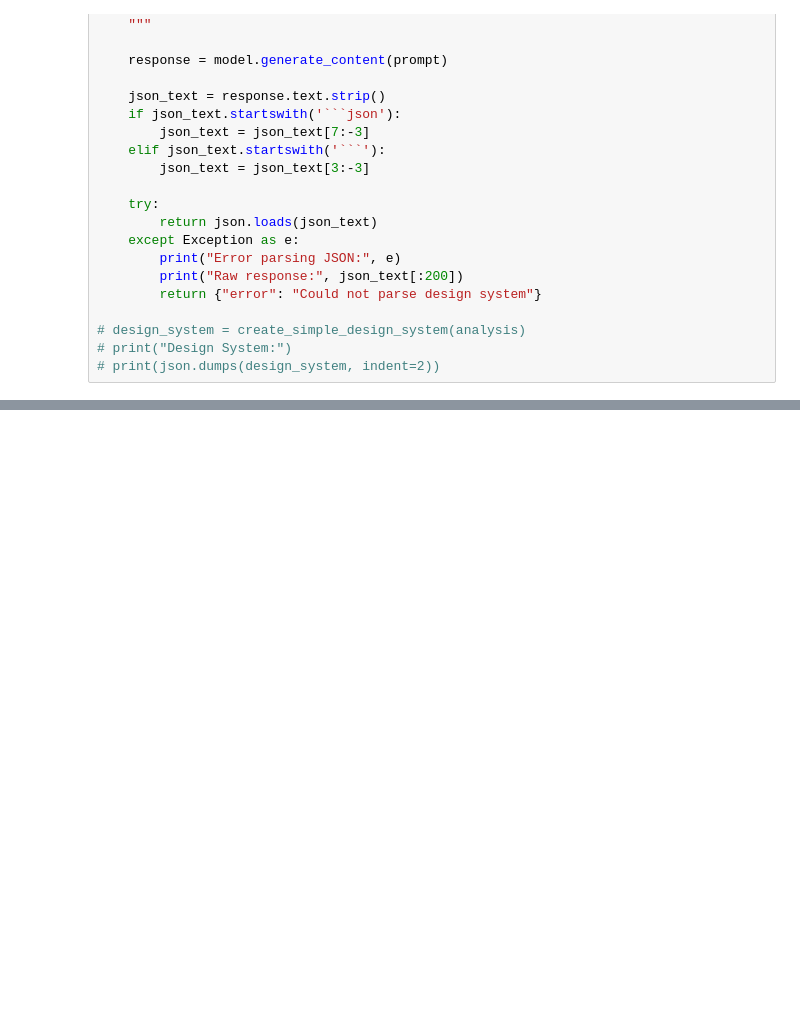
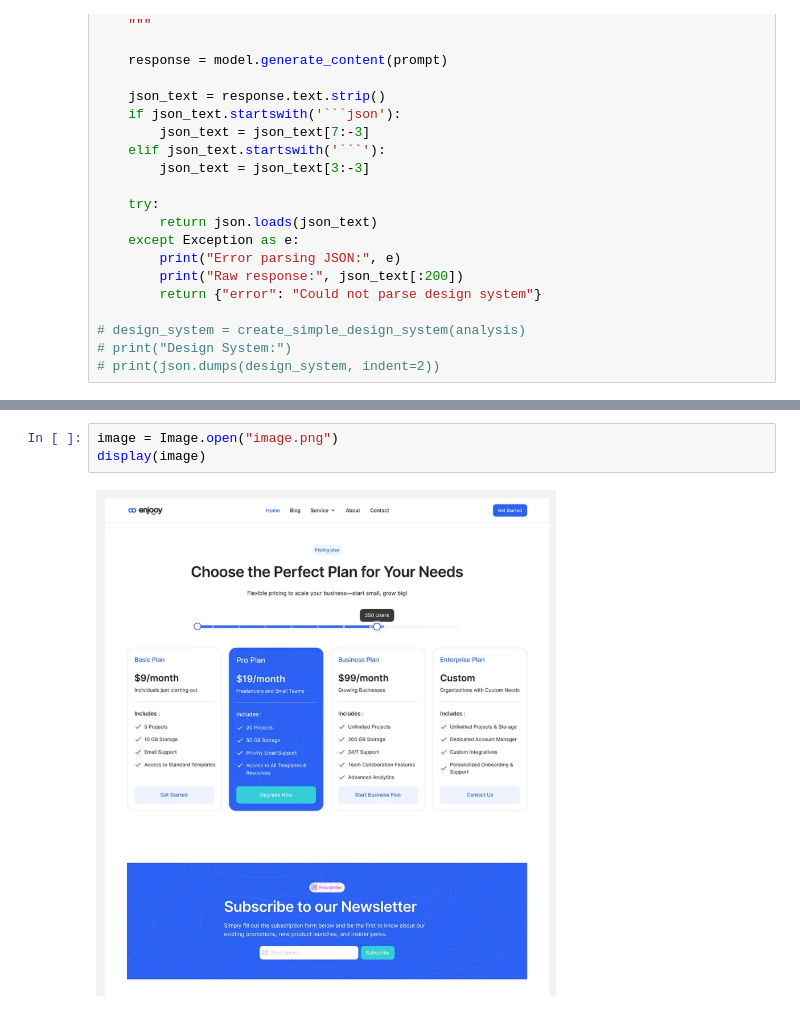
Before and after one commit to HardikGupta21/IMG_TO_TSX, a Jupyter notebook: IMG_TO_NEXT.ipynb, the cells around one changed output, grey strips where cells are left out. Cells and saved outputs as stored; diff of their text form; blank space fills up the shorter version.

```diff
--- a/IMG_TO_NEXT.ipynb
+++ b/IMG_TO_NEXT.ipynb
@@ -177,0 +270,5 @@ Here's an analysis of the UI design:
+# %%
+image = Image.open("image.png")
+display(image)
+# %% [output]
+[figure, added]
```
Also changed, not shown: parts of 5 cells of this notebook, 7 other files.
